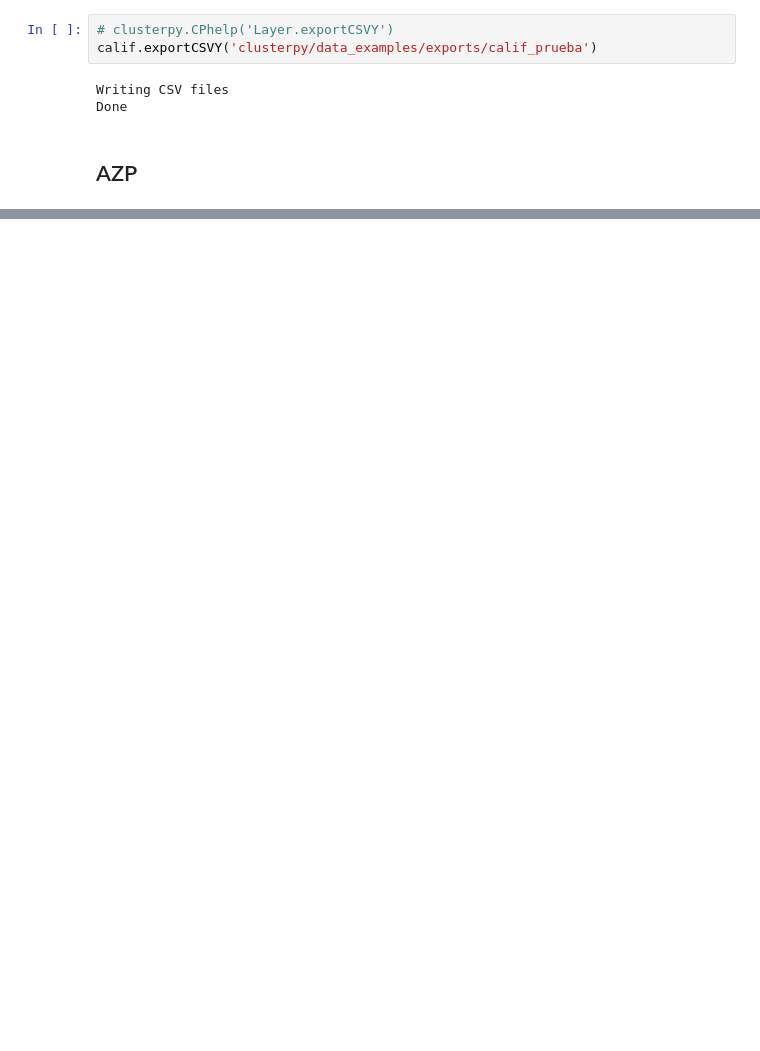
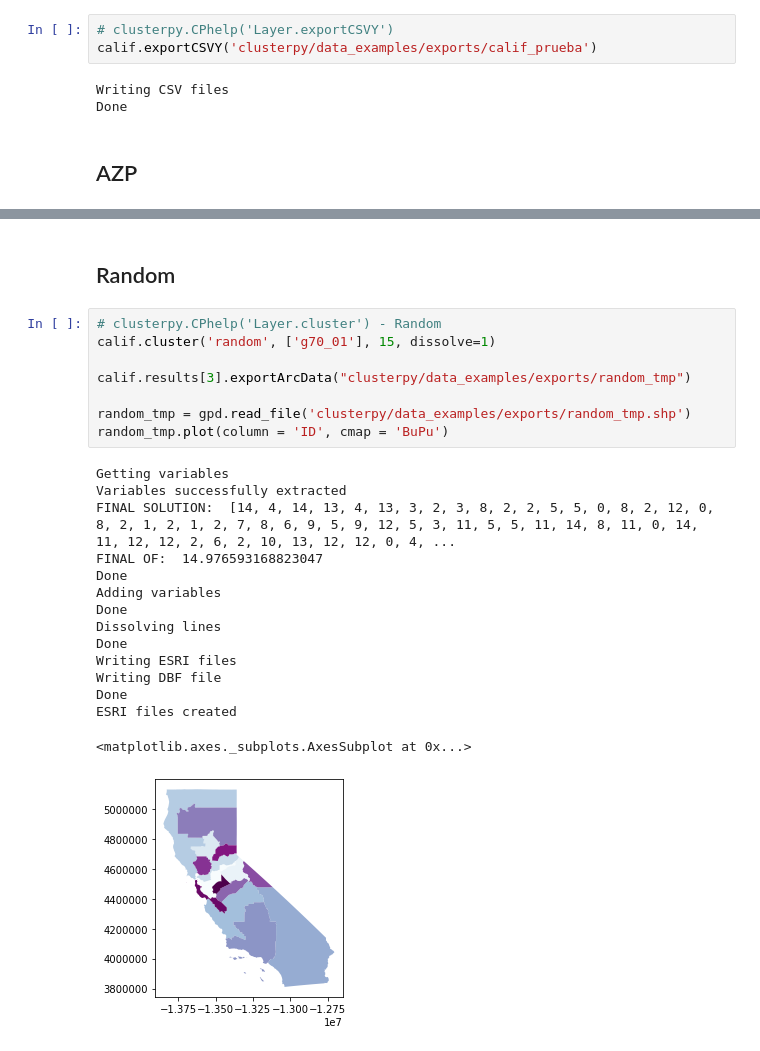
Before and after one commit to CentroGeo/clusterpy, a Jupyter notebook: test_upgrade.ipynb, the cells around one changed output, grey strips where cells are left out. Saved outputs shown, nothing was run; the diff lists cells and outputs as text; blank space fills up the shorter version.

```diff
--- a/test_upgrade.ipynb
+++ b/test_upgrade.ipynb
@@ -1036,0 +1037,26 @@ ESRI files created
+# %% [markdown]
+## Random
+# %%
+# clusterpy.CPhelp('Layer.cluster') - Random
+calif.cluster('random', ['g70_01'], 15, dissolve=1)
+
+calif.results[3].exportArcData("clusterpy/data_examples/exports/random_tmp")
+
+random_tmp = gpd.read_file('clusterpy/data_examples/exports/random_tmp.shp')
+random_tmp.plot(column = 'ID', cmap = 'BuPu')
+# %% [output]
+Getting variables
+Variables successfully extracted
+FINAL SOLUTION:  [14, 4, 14, 13, 4, 13, 3, 2, 3, 8, 2, 2, 5, 5, 0, 8, 2, 12, 0, 8, 2, 1, 2, 1, 2, 7, 8, 6, 9, 5, 9, 12, 5, 3, 11, 5, 5, 11, 14, 8, 11, 0, 14, 11, 12, 12, 2, 6, 2, 10, 13, 12, 12, 0, 4, ...
+FINAL OF:  14.976593168823047
+Done
+Adding variables
+Done
+Dissolving lines
+Done
+Writing ESRI files
+Writing DBF file
+Done
+ESRI files created
+<matplotlib.axes._subplots.AxesSubplot at 0x...>
+[figure, added]
```
Also changed, not shown: parts of 21 cells of this notebook, 26 other files.
